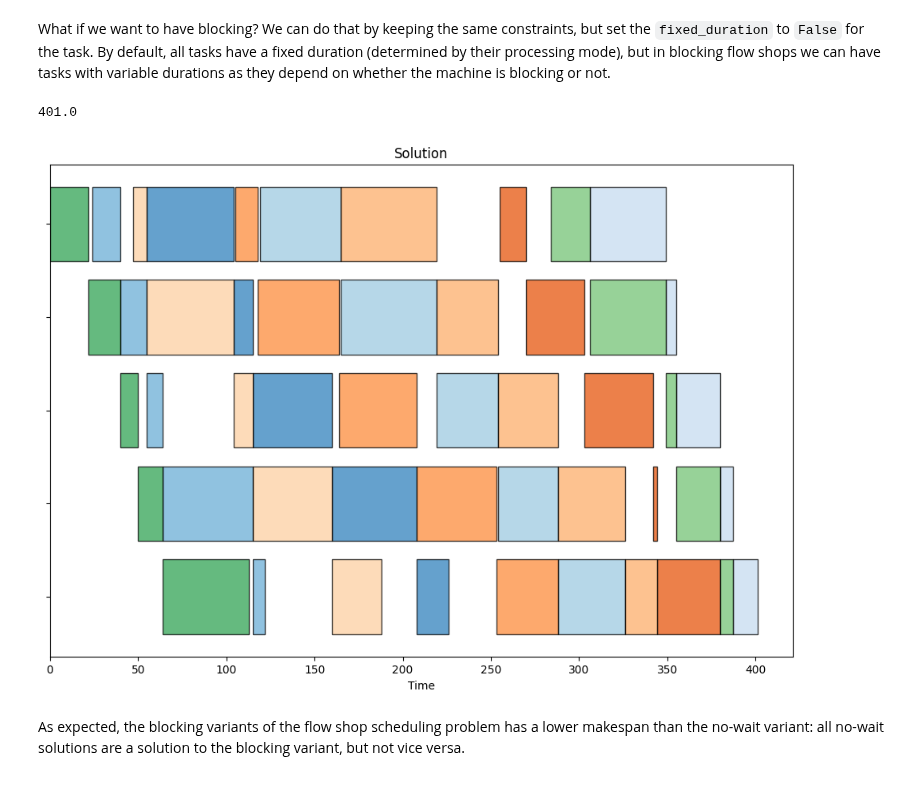
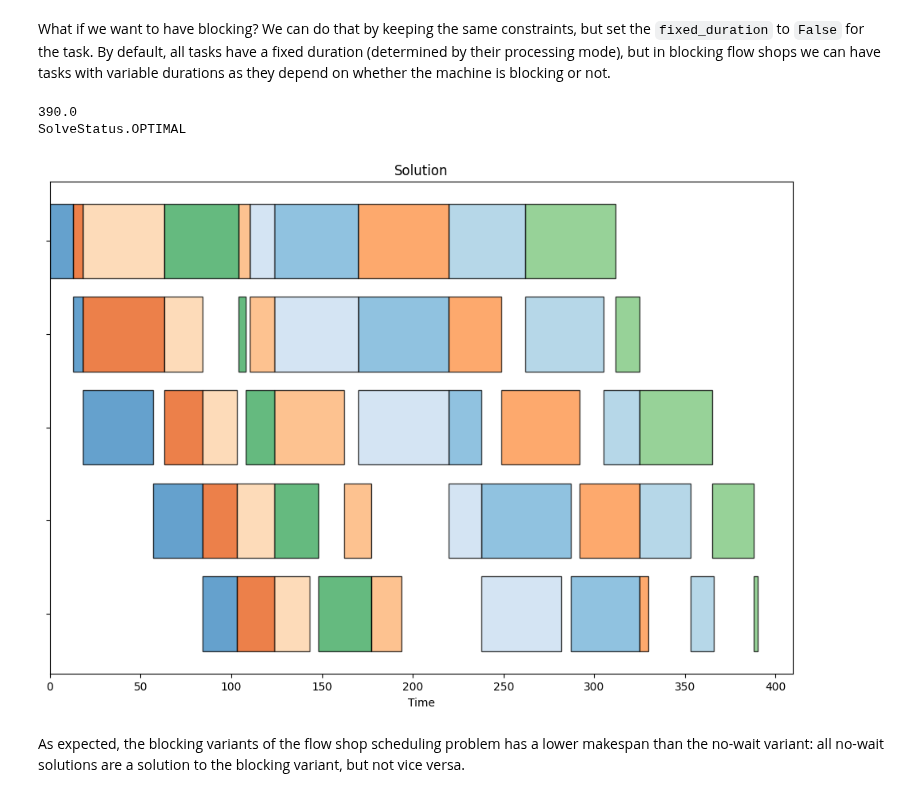
Before and after one commit to PyJobShop/PyJobShop, a Jupyter notebook: examples/flow_shop.ipynb, the cells around one changed output. Saved outputs shown, nothing was run; the diff lists cells and outputs as text; code cells hidden in the pictures.

```diff
--- a/examples/flow_shop.ipynb
+++ b/examples/flow_shop.ipynb
@@ -11,3 +11,7 @@ from pyjobshop import Model, plot
 
 num_jobs = 10
 num_machines = 5
+processing_times = [
+    [random.randint(1, 50) for _ in range(num_machines)]
+    for _ in range(num_jobs)
+]
@@ -14,16 +20,14 @@ num_machines = 5
 # %%
-random.seed(42)
-
 model = Model()
-
 jobs = [model.add_job() for _ in range(num_jobs)]
 machines = [model.add_machine() for _ in range(num_machines)]
 
-for job in jobs:
+for job_idx, job in enumerate(jobs):
     tasks = [model.add_task(job=job) for _ in range(num_machines)]
 
-    for idx, task in enumerate(tasks):
-        model.add_processing_time(task, machines[idx], random.randint(1, 50))
+    for machine_idx, task in enumerate(tasks):
+        duration = processing_times[job_idx][machine_idx]
+        model.add_processing_time(task, machines[machine_idx], duration)
 
     for idx in range(num_machines - 1):
         model.add_end_before_start(tasks[idx], tasks[idx + 1])
@@ -44,16 +48,18 @@ model = Model()
 jobs = [model.add_job() for _ in range(num_jobs)]
 machines = [model.add_machine() for _ in range(num_machines)]
 
-for job in jobs:
+for job_idx, job in enumerate(jobs):
     tasks = [model.add_task(job=job) for _ in range(num_machines)]
 
-    for idx, task in enumerate(tasks):
-        model.add_processing_time(task, machines[idx], random.randint(1, 50))
+    for machine_idx, task in enumerate(tasks):
+        duration = processing_times[job_idx][machine_idx]
+        model.add_processing_time(task, machines[machine_idx], duration)
 
     for idx in range(num_machines - 1):
         model.add_end_at_start(tasks[idx], tasks[idx + 1])
 
 result = model.solve(display=False)
 print(result.objective)
+print(result.status)
 plot(model.data(), result.best)
 # %% [output]
@@ -66,26 +73,33 @@ What if we want to have blocking? We can do that by keeping the same constraints
 # %%
 random.seed(42)
 
 model = Model()
 
 jobs = [model.add_job() for _ in range(num_jobs)]
 machines = [model.add_machine() for _ in range(num_machines)]
 
-for job in jobs:
-    tasks = [model.add_task(job=job, fixed_duration=False) for _ in range(num_machines)]
+for job_idx, job in enumerate(jobs):
+    # Tasks no longer have fixed durations because of potential blocking times.
+    tasks = [
+        model.add_task(job=job, fixed_duration=False)
+        for _ in range(num_machines)
+    ]
 
-    for idx, task in enumerate(tasks):
-        model.add_processing_time(task, machines[idx], random.randint(1, 50))
+    for machine_idx, task in enumerate(tasks):
+        duration = processing_times[job_idx][machine_idx]
+        model.add_processing_time(task, machines[machine_idx], duration)
 
     for idx in range(num_machines - 1):
         model.add_end_at_start(tasks[idx], tasks[idx + 1])
 
 result = model.solve(display=False)
 print(result.objective)
+print(result.status)
 plot(model.data(), result.best)
 # %% [output]
-401.0
+390.0
+SolveStatus.OPTIMAL
-[figure, old version]
+[figure, new version]
 # %% [markdown]
 As expected, the blocking variants of the flow shop scheduling problem has a lower makespan than the no-wait variant: all no-wait solutions are a solution to the blocking variant, but not vice versa.
 # %% [markdown]
```
Also changed, not shown: parts of 3 cells of this notebook.
